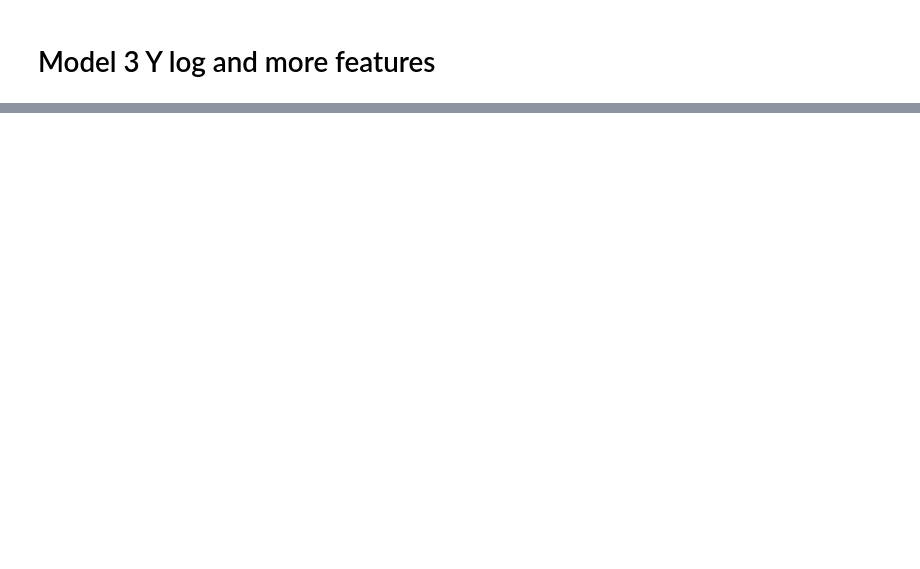
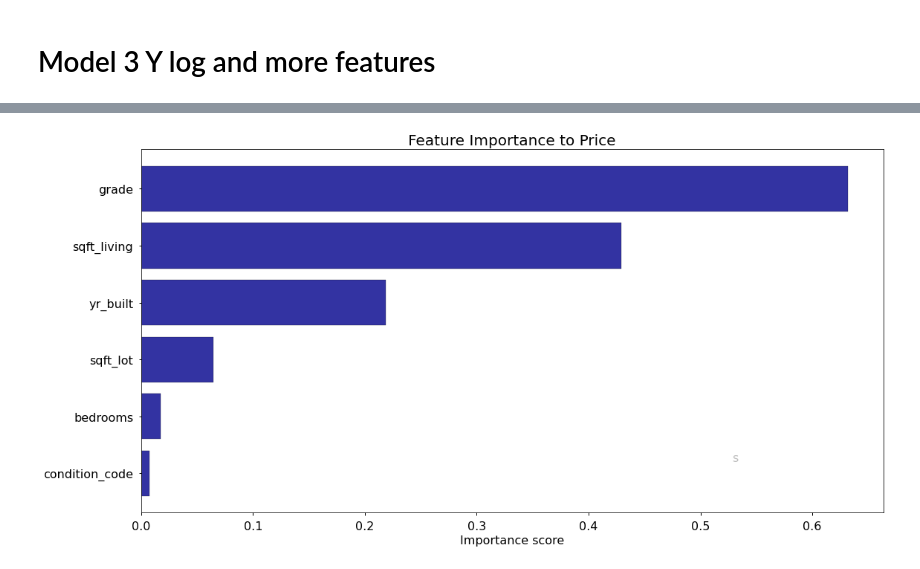
Before and after one commit to brdeleon/dsc-phase-2-project-v2-3, a Jupyter notebook: df_name_change.ipynb, the cells around one changed output, grey strips where cells are left out. Cells and saved outputs as stored; diff of their text form; code cells hidden in the pictures; blank space fills up the shorter version.

```diff
--- a/df_name_change.ipynb
+++ b/df_name_change.ipynb
@@ -283,0 +348,2 @@ df['guest_house'] = (df['sqft_living']/4) * 150
+# %%
+df['price_per_squarefoot'] = df['price'] / df['sqft_living']
@@ -283,0 +356,39 @@ df['guest_house'] = (df['sqft_living']/4) * 150
+# %%
+#credit to aegis4048.github.io for the visualization process
+
+features = ['sqft_living','sqft_lot','grade','condition_code','yr_built','bedrooms','price']
+
+# Train/test split
+
+df_train, df_test = train_test_split(df, test_size=0.25)
+df_train = df_train[features]
+df_test = df_test[features]
+
+X_train, y_train = df_train.drop('price',axis=1), df_train['price']
+X_test, y_test = df_test.drop('price',axis=1), df_test['price']
+
+# Train
+
+rf = RandomForestRegressor(n_estimators=100, n_jobs=-1)
+rf.fit(X_train, y_train)
+
+# Permutation feature importance
+
+imp = rfpimp.importances(rf, X_test, y_test)
+
+# Plot
+
+fig, ax = plt.subplots(figsize=(16, 8))
+
+ax.barh(imp.index, imp['Importance'], height=0.8, facecolor='darkblue', alpha=0.8, edgecolor='k')
+ax.set_xlabel('Importance score',fontsize=16)
+ax.set_title('Feature Importance to Price',fontsize=20)
+ax.text(0.8, 0.15, 's', fontsize=16, ha='center', va='center',
+        transform=ax.transAxes, color='grey', alpha=0.5)
+plt.xticks(fontsize = 16)
+plt.yticks(fontsize = 16)
+plt.gca().invert_yaxis()
+
+fig.tight_layout()
+# %% [output]
+[figure, added]
```
Also changed, not shown: parts of 13 cells of this notebook, 3 other files.
